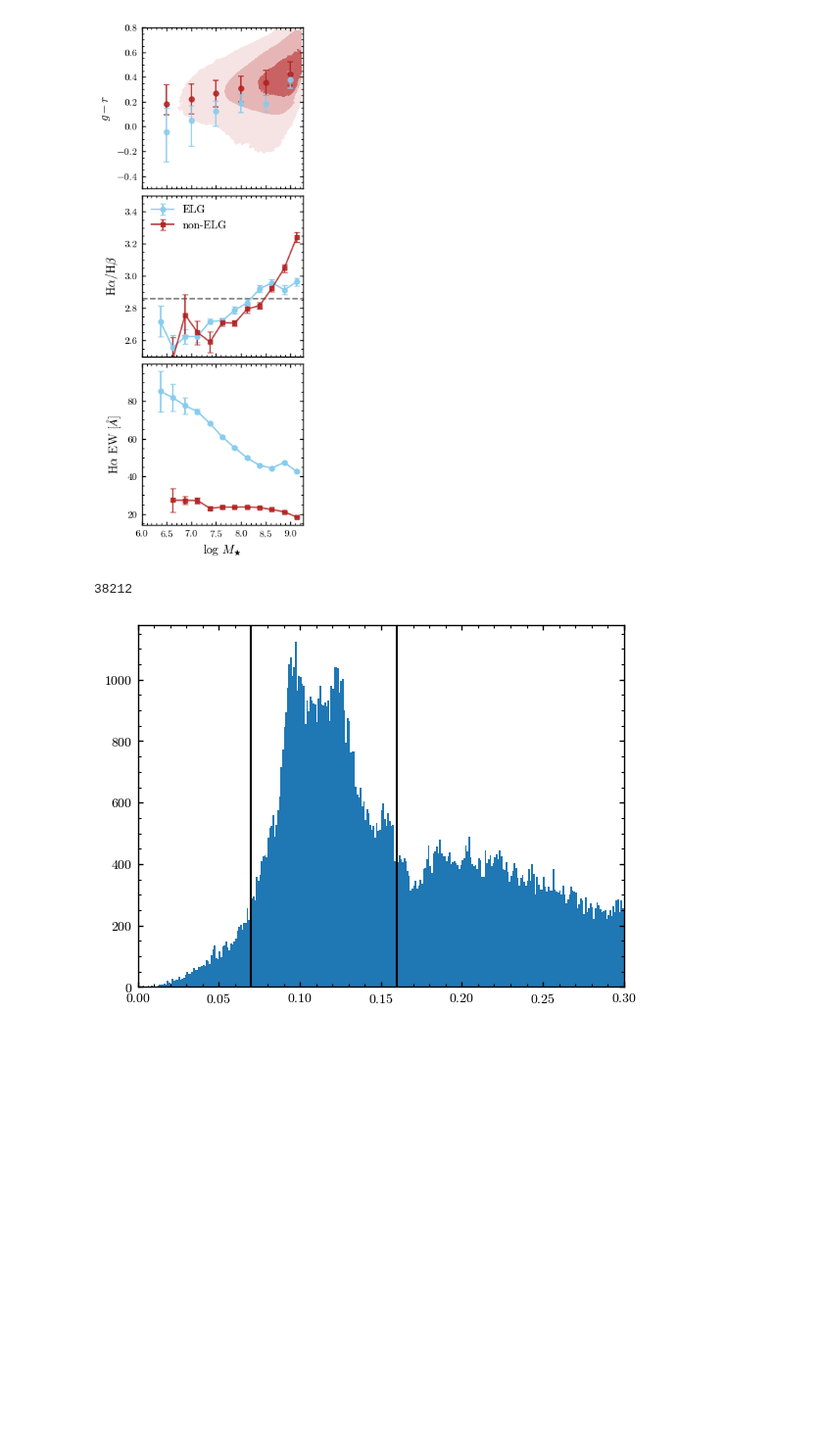
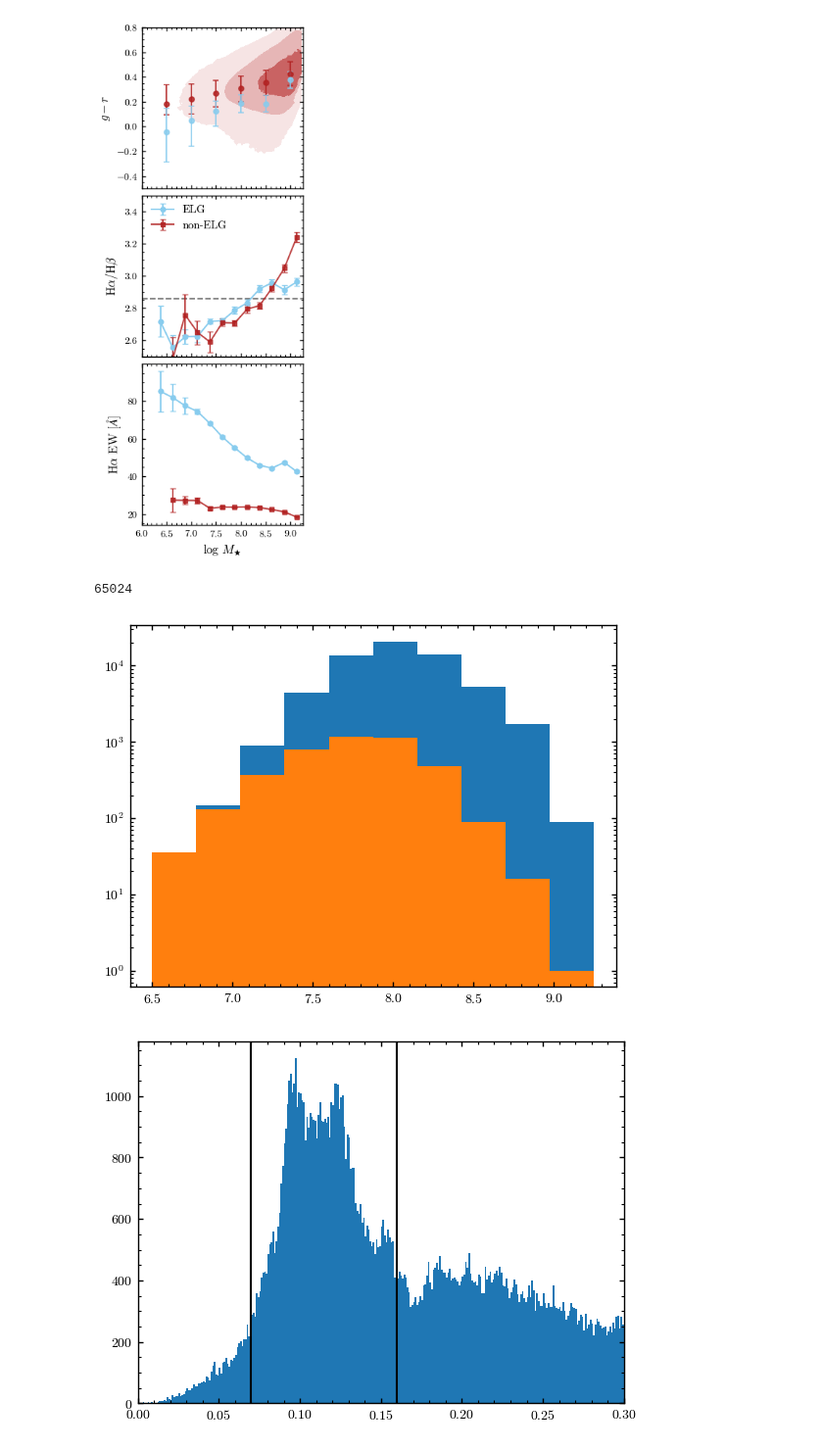
Before and after one commit to virajvman/desi_dwarfs, a Jupyter notebook: notebooks/catalog_paper/elg_property_explore.ipynb, the cells around one changed output. Shown at 98% size. Cells and saved outputs as stored; diff of their text form; code cells hidden in the pictures; blank space fills up the shorter version.

Commit message:
plot stuff

```diff
--- a/notebooks/catalog_paper/elg_property_explore.ipynb
+++ b/notebooks/catalog_paper/elg_property_explore.ipynb
@@ -718,11 +718,21 @@ spec_derive_elg = spec_derived[(main["DWARF_MASKBIT"]  == 0) & (main["IS_ELG"] =
 # %%
 len(main_elg)
 
-zred_elg_mask = (main_elg["Z"] > 0.11 - 0.02) &  (main_elg["Z"] < 0.11 + 0.02)
+zred_elg_mask = (main_elg["Z"] > 0.07) &  (main_elg["Z"] < 0.16)
 
 print(np.sum(zred_elg_mask))
 # %% [output]
-38212
+65024
+# %%
+temp = main_elg[zred_elg_mask & (main_elg["MSTAR_MASKBIT"] == 0)]
+temp2 = main_elg[zred_elg_mask & (main_elg["MSTAR_MASKBIT"] != 0)]
+# %%
+plt.hist(temp["LOG_MSTAR_M24"],range=(6.5,9.25),bins=10)
+plt.hist(temp2["LOG_MSTAR_M24"],range=(6.5,9.25),bins=10)
+plt.yscale("log")
+plt.show()
+# %% [output]
+[figure, added]
 # %%
 plt.hist( main_elg["Z"].data, range=(0,0.5), bins=500)
 plt.xlim([0,0.3])
```
Also changed, not shown: parts of 2 cells of this notebook.
